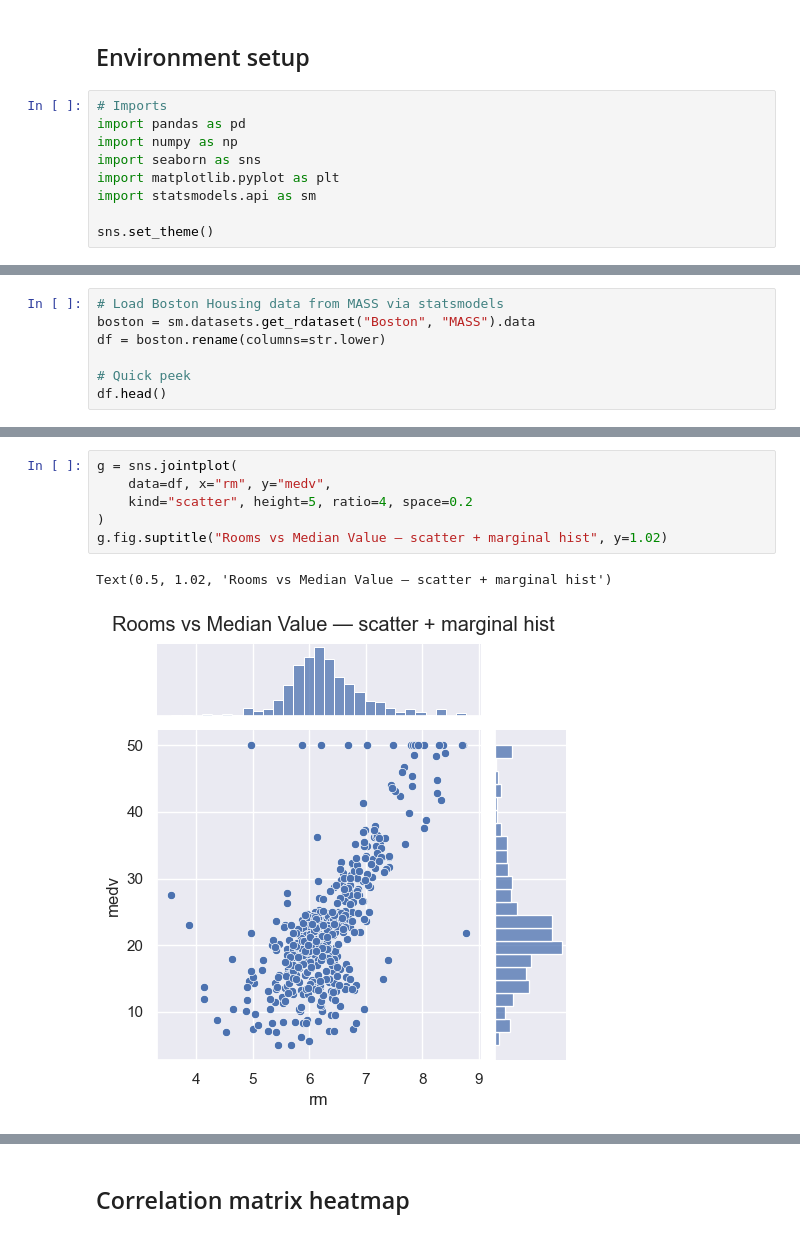
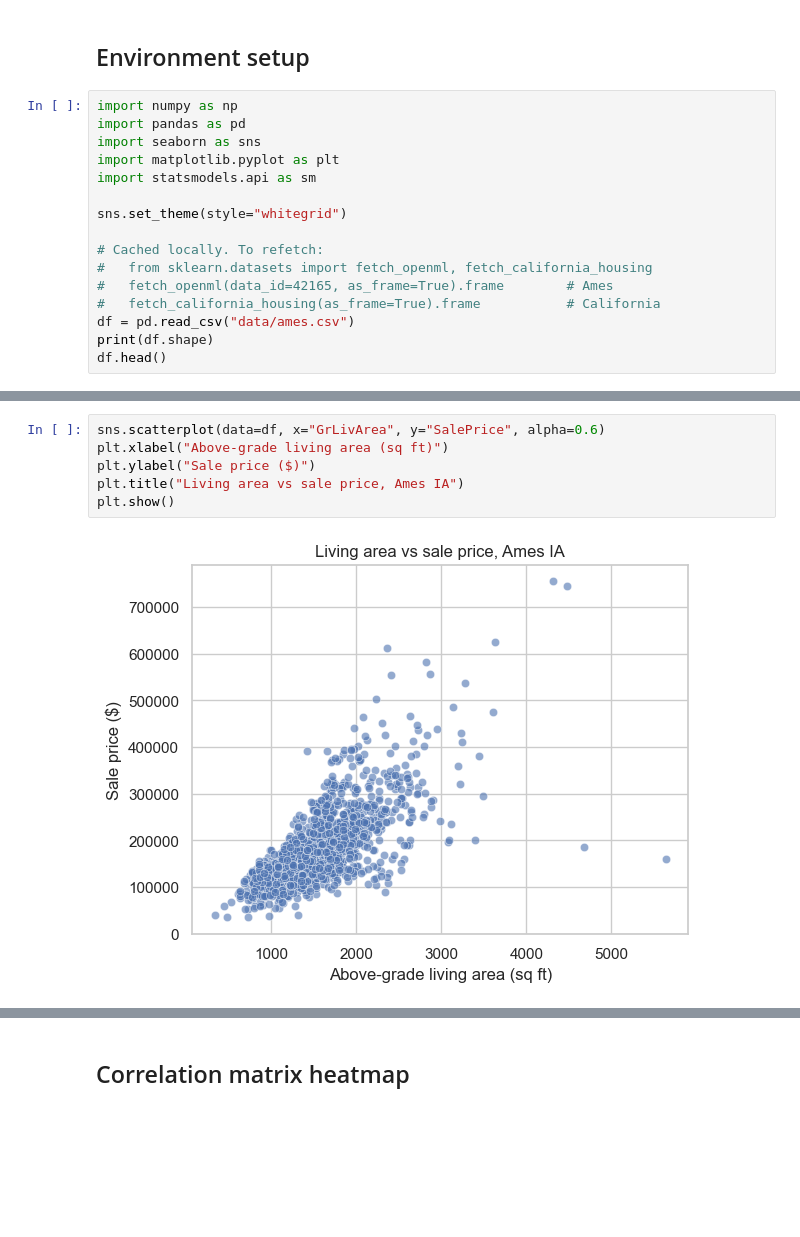
Before and after one commit to yinjunjun/datascience, a Jupyter notebook: Data_Visualization/docs/dats2102/docs/weekly/week10/Week10_relationships_modeling.ipynb, the cells around one changed output, grey strips where cells are left out. Drawn from its saved outputs; the diff is of its cells as text; blank space fills up the shorter version.

```diff
--- a/Data_Visualization/docs/dats2102/docs/weekly/week10/Week10_relationships_modeling.ipynb
+++ b/Data_Visualization/docs/dats2102/docs/weekly/week10/Week10_relationships_modeling.ipynb
@@ -9,11 +11,18 @@
 # %% [markdown]
 ## Environment setup
 # %%
-# Imports
+import numpy as np
 import pandas as pd
-import numpy as np
 import seaborn as sns
 import matplotlib.pyplot as plt
 import statsmodels.api as sm
 
-sns.set_theme()
+sns.set_theme(style="whitegrid")
+
+# Cached locally. To refetch:
+#   from sklearn.datasets import fetch_openml, fetch_california_housing
+#   fetch_openml(data_id=42165, as_frame=True).frame        # Ames
+#   fetch_california_housing(as_frame=True).frame           # California
+df = pd.read_csv("data/ames.csv")
+print(df.shape)
+df.head()
@@ -20,7 +36,0 @@ sns.set_theme()
-# %%
-# Load Boston Housing data from MASS via statsmodels
-boston = sm.datasets.get_rdataset("Boston", "MASS").data
-df = boston.rename(columns=str.lower)
-
-# Quick peek
-df.head()
@@ -57,9 +52,8 @@ plt.show()
-# %%
-g = sns.jointplot(
-    data=df, x="rm", y="medv",
-    kind="scatter", height=5, ratio=4, space=0.2
-)
-g.fig.suptitle("Rooms vs Median Value — scatter + marginal hist", y=1.02)
-# %% [output]
-Text(0.5, 1.02, 'Rooms vs Median Value — scatter + marginal hist')
-[figure, removed]
+# %%
+sns.scatterplot(data=df, x="GrLivArea", y="SalePrice", alpha=0.6)
+plt.xlabel("Above-grade living area (sq ft)")
+plt.ylabel("Sale price ($)")
+plt.title("Living area vs sale price, Ames IA")
+plt.show()
+# %% [output]
+[figure, added]
```
Also changed, not shown: parts of 73 cells of this notebook, 14 other files.
